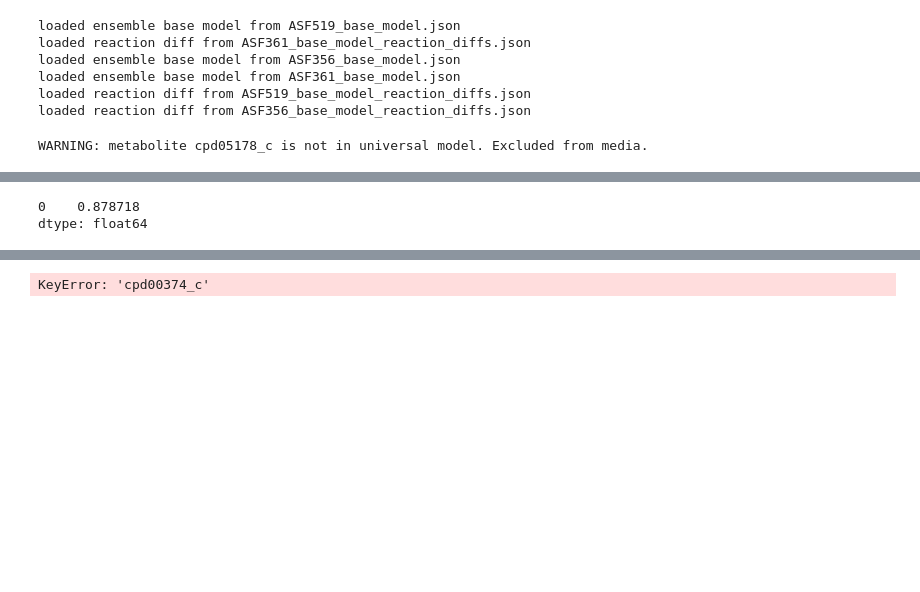
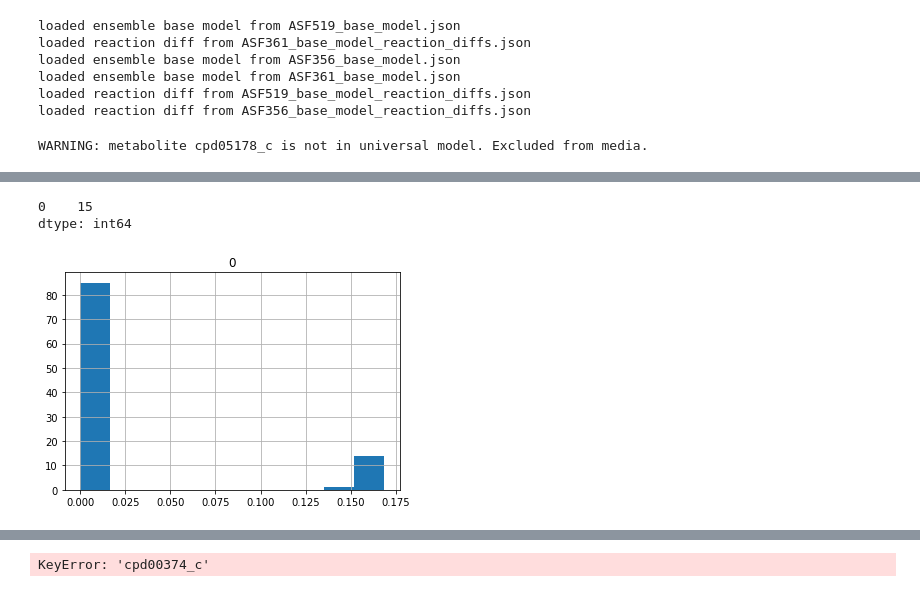
Before and after one commit to gregmedlock/asf_interactions, a Jupyter notebook: bin/test_crossfed.ipynb, the cells around one changed output, grey strips where cells are left out. Cells and saved outputs as stored; diff of their text form; code cells hidden in the pictures; blank space fills up the shorter version.

```diff
--- a/bin/test_crossfed.ipynb
+++ b/bin/test_crossfed.ipynb
@@ -200,5 +240,8 @@ array([[<matplotlib.axes._subplots.AxesSubplot object at 0x...>]], dtype=object)
-# %%
-pd.DataFrame.from_dict(w_valine_reformat,orient='index').mean()
-# %% [output]
-0    0.878718
-dtype: float64
+# %%
+pd.DataFrame.from_dict(not_supplemented_356['isoleucine'],orient='index').hist()
+pd.DataFrame.from_dict(not_supplemented_356['isoleucine'],orient='index').max()
+(pd.DataFrame.from_dict(not_supplemented_356['isoleucine'],orient='index') > 0.00001).sum()
+# %% [output]
+0    15
+dtype: int64
+[figure, added]
```
Also changed, not shown: parts of 10 cells of this notebook, 1 other file.
